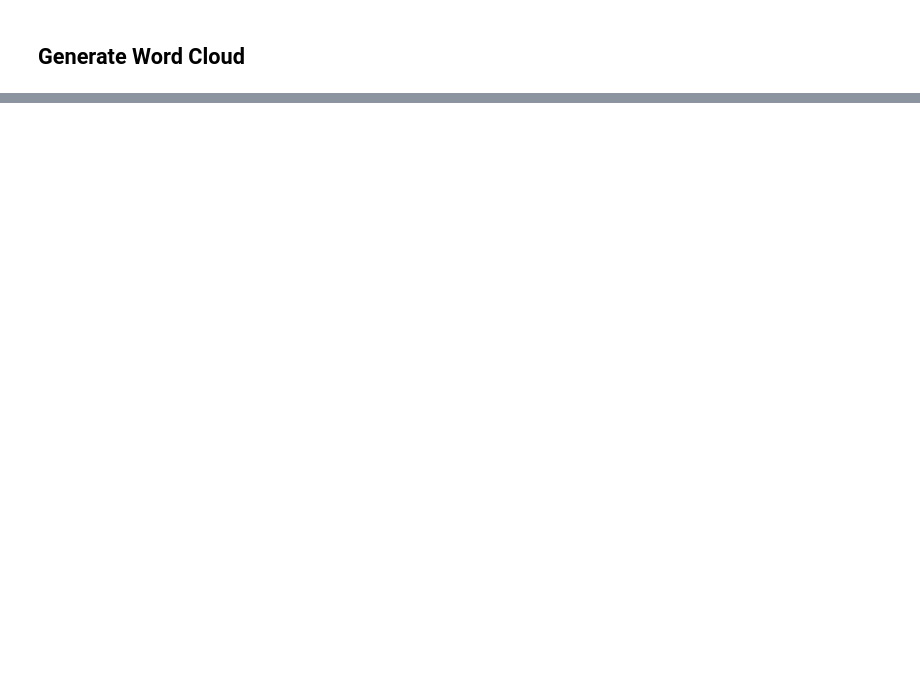
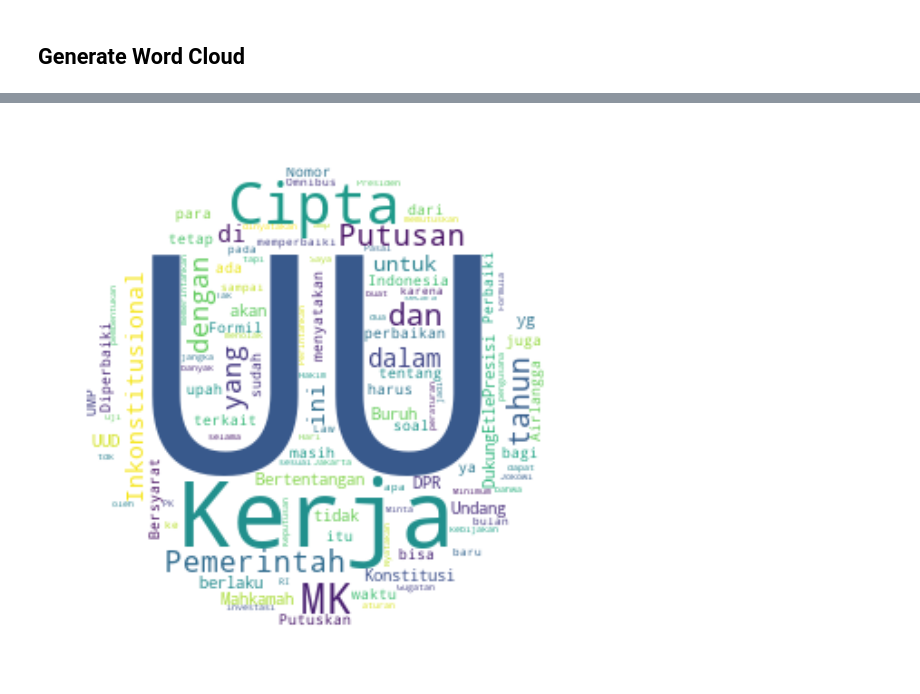
Before and after one commit to farisazizy/data-visualization-assignment, a Jupyter notebook: Word_Cloud.ipynb, the cells around one changed output, grey strips where cells are left out. Saved outputs shown, nothing was run; the diff lists cells and outputs as text; code cells hidden in the pictures; blank space fills up the shorter version.

```diff
--- a/Word_Cloud.ipynb
+++ b/Word_Cloud.ipynb
@@ -104 +132,22 @@ stopwords.update(["ke","juga","untuk", "itu","akan","dengan", "yg", "dalam","ini
+# %%
+allWords1 = ' '.join([twts for twts in df1['Text']])
+
+# Membuat pola lingkaran
+x, y = np.ogrid[:300, :300]
+mask = (x - 150) ** 2 + (y - 150) ** 2 > 130 ** 2
+mask = 255 * mask.astype(int)
+
+wordcloud = WordCloud(width=1600,
+                      stopwords=stopwords,
+                      height=800,
+                      max_font_size=200,
+                      collocations=False,
+                      mask=mask,
+                      background_color='white').generate(allWords1)
+plt.figure(figsize=(15,10))
+plt.imshow(wordcloud, interpolation="bilinear")
+plt.axis("off")
+plt.show()
+# %% [output]
+[figure, added]
 # %%
```
Also changed, not shown: parts of 15 cells of this notebook.
